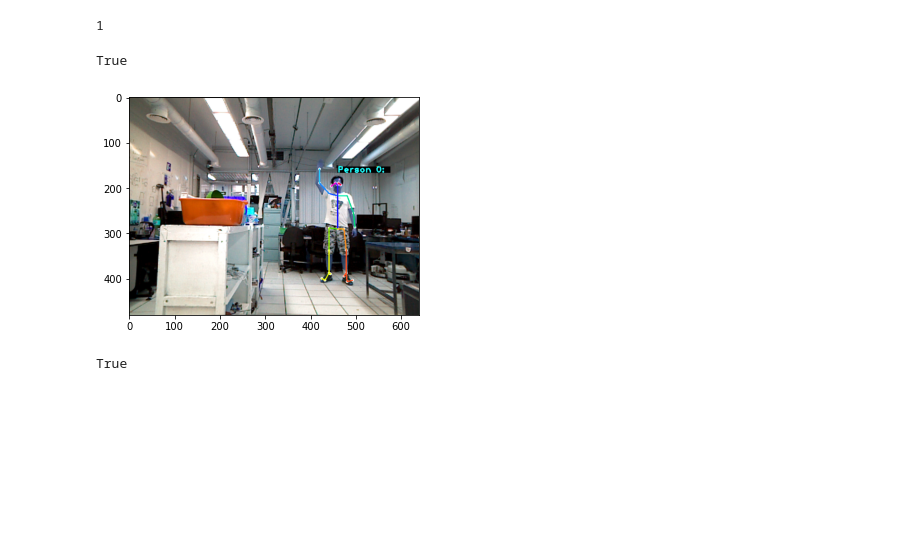
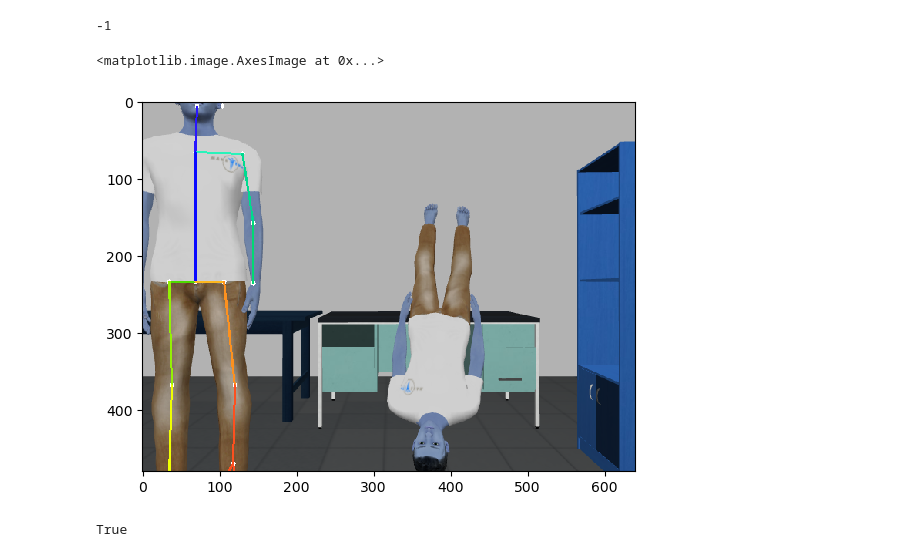
Before and after one commit to takeshi-pumas/catkin_extras, a Jupyter notebook: src/task/scripts/Docker_act_recog_tests.ipynb, the cells around one changed output. Cells and saved outputs as stored; diff of their text form; code cells hidden in the pictures; blank space fills up the shorter version.

```diff
--- a/src/task/scripts/Docker_act_recog_tests.ipynb
+++ b/src/task/scripts/Docker_act_recog_tests.ipynb
@@ -20,7 +20,7 @@ import ros_numpy
 bridge = CvBridge()
 rospy.init_node("waving_person_test", anonymous=True)
 # %%
-recognize_action = rospy.ServiceProxy('recognize_act', Recognize)
+recognize_action = rospy.ServiceProxy('recognize_act_docker', Recognize)
 # %%
 # para quitar fondo, es necesario rgbd de la camara del robot
 def removeBackground(points_msg,distance = 2):
@@ -51,15 +51,15 @@ req.in_ = 5
 resAct=recognize_action(req)
 print(resAct.i_out)
 # %% [output]
-1
+-1
 # %%
 img = bridge.imgmsg_to_cv2(resAct.im_out.image_msgs[0])
 #resAct.im_out.image_msgs
 plt.imshow(img)
-cv2.imwrite("waveTest.jpg",img)
+#cv2.imwrite("waveTest.jpg",img)
 # %% [output]
-True
+<matplotlib.image.AxesImage at 0x...>
-[figure, old version]
+[figure, new version]
 # %%
 cv2.imwrite("waveTest.jpg",img)
 # %% [output]
```
Also changed, not shown: 2 other files.
